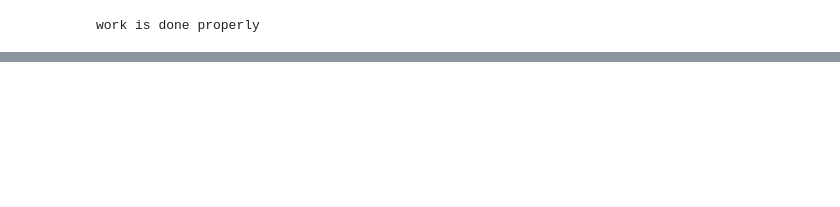
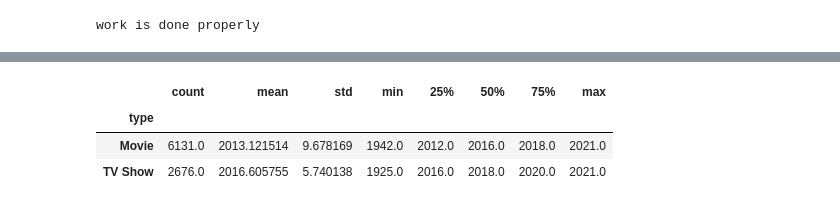
Before and after one commit to sruthikondapalli05/Netflix_Python_Project, a Jupyter notebook: netflix_project.ipynb, the cells around one changed output, grey strips where cells are left out. Saved outputs shown, nothing was run; the diff lists cells and outputs as text; code cells hidden in the pictures; blank space fills up the shorter version.

```diff
--- a/netflix_project.ipynb
+++ b/netflix_project.ipynb
@@ -460,0 +781,7 @@ work is done properly
+# %%
+df.groupby('type')['release_year'].describe()
+# %% [output]
+|  | count | mean | std | min | 25% | 50% | 75% | max |
+| type |  |  |  |  |  |  |  |  |
+| Movie | 6131.0 | 2013.121514 | 9.678169 | 1942.0 | 2012.0 | 2016.0 | 2018.0 | 2021.0 |
+| TV Show | 2676.0 | 2016.605755 | 5.740138 | 1925.0 | 2016.0 | 2018.0 | 2020.0 | 2021.0 |
```
Also changed, not shown: parts of 41 cells of this notebook, 2 other files.
